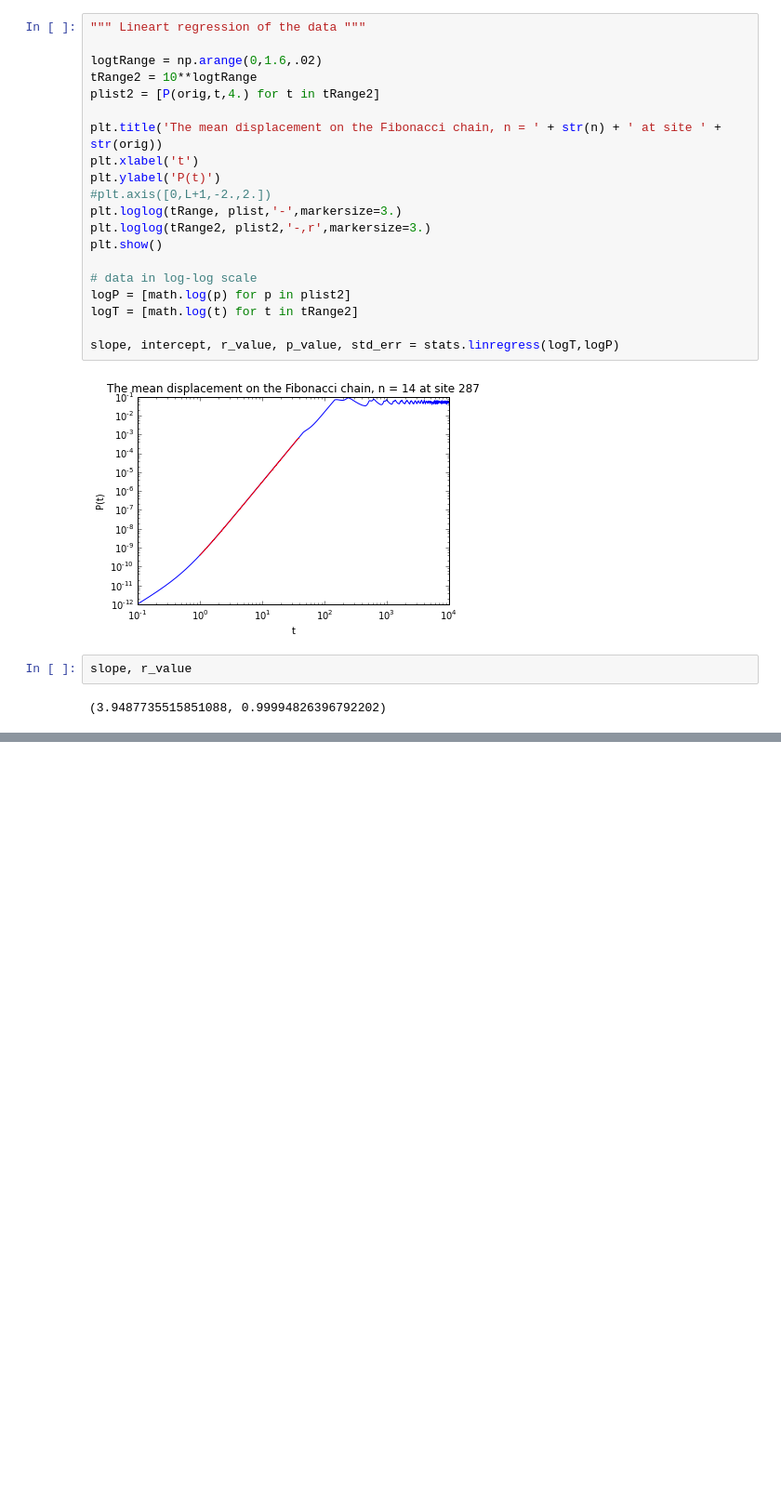
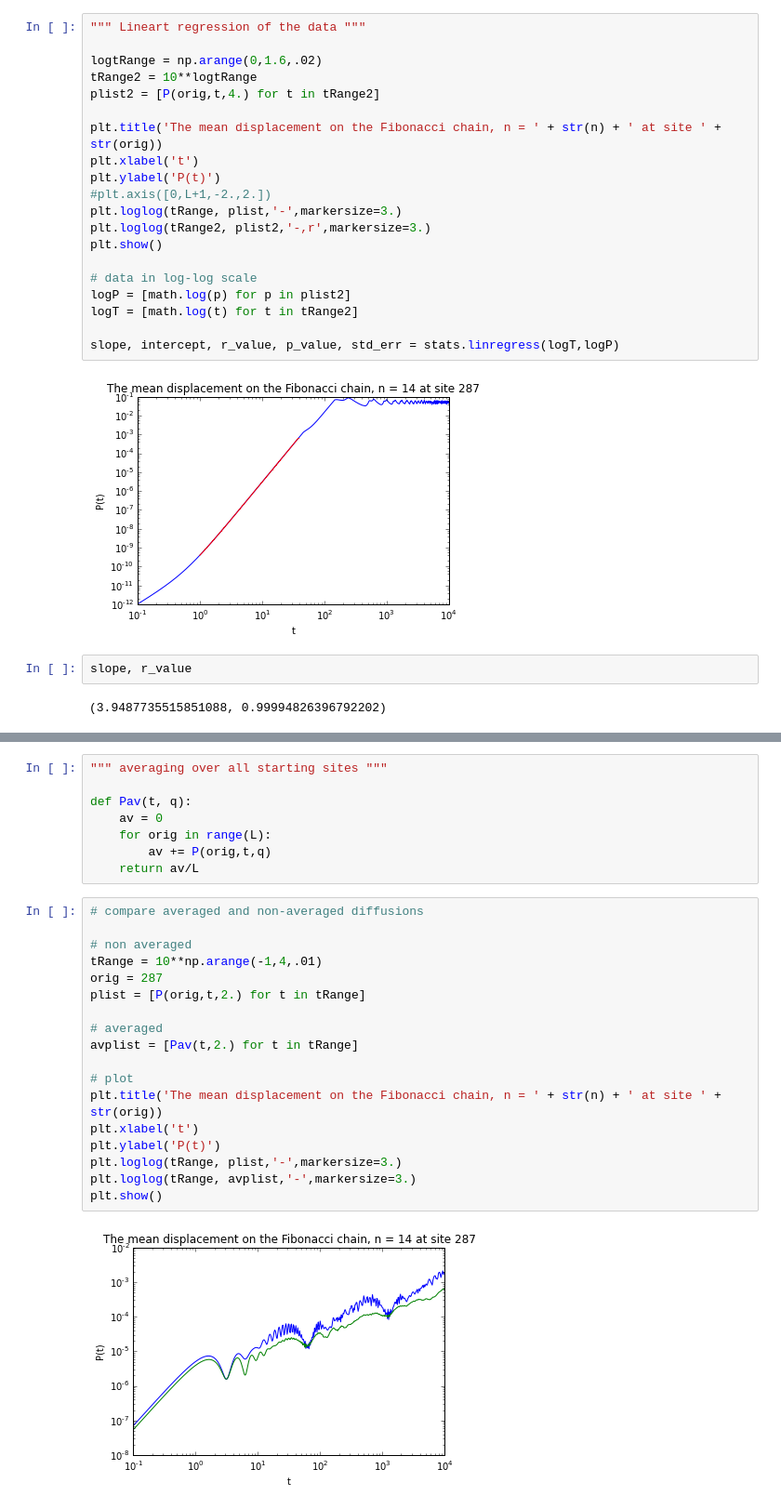
Before and after one commit to Yukee/spectrum_quasicrystals, a Jupyter notebook: Fibonacci/dynamics_wavepackets.ipynb, the cells around one changed output, grey strips where cells are left out. Shown at 93% size. Drawn from its saved outputs; the diff is of its cells as text; blank space fills up the shorter version.

Commit message:
tested average

```diff
--- a/Fibonacci/dynamics_wavepackets.ipynb
+++ b/Fibonacci/dynamics_wavepackets.ipynb
@@ -180,0 +192,28 @@ slope, r_value
+# %%
+""" averaging over all starting sites """
+
+def Pav(t, q):
+    av = 0
+    for orig in range(L):
+        av += P(orig,t,q)
+    return av/L
+# %%
+# compare averaged and non-averaged diffusions
+
+# non averaged
+tRange = 10**np.arange(-1,4,.01)
+orig = 287
+plist = [P(orig,t,2.) for t in tRange]
+
+# averaged
+avplist = [Pav(t,2.) for t in tRange]
+
+# plot
+plt.title('The mean displacement on the Fibonacci chain, n = ' + str(n) + ' at site ' + str(orig))
+plt.xlabel('t')
+plt.ylabel('P(t)')
+plt.loglog(tRange, plist,'-',markersize=3.)
+plt.loglog(tRange, avplist,'-',markersize=3.)
+plt.show()
+# %% [output]
+[figure, added]
```
Also changed, not shown: parts of 13 cells of this notebook.
